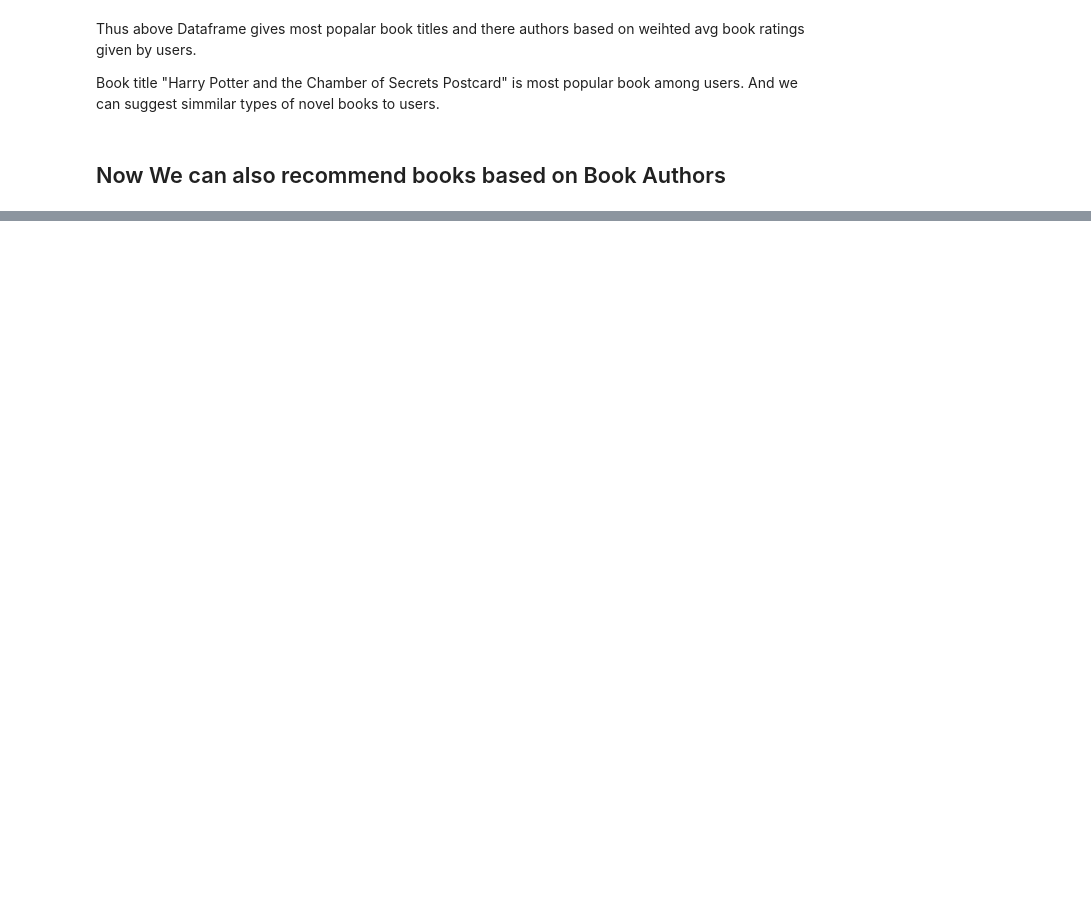
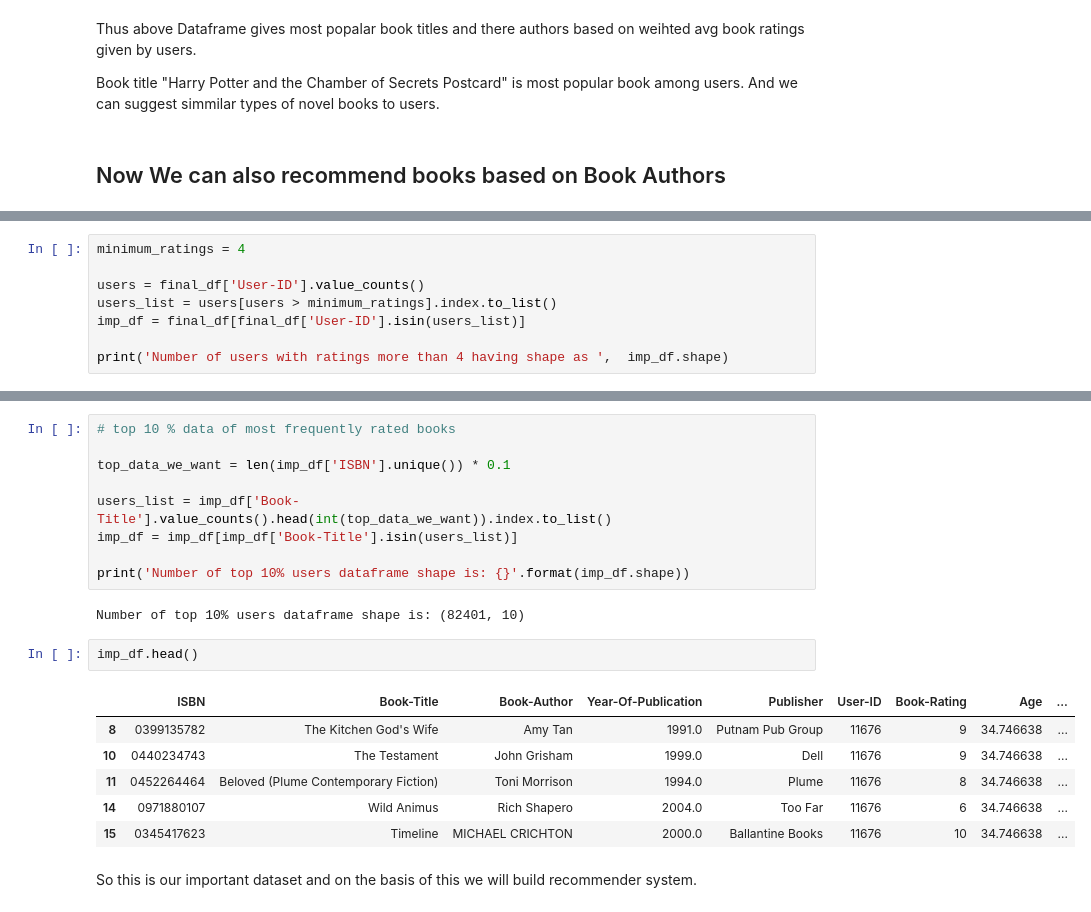
Before and after one commit to Suraj-7077/Unsupervised-ML-Book-Recommendation-system-Model, a Jupyter notebook: Unsupervised_ML_Capstone_Project_IV_.ipynb, the cells around one changed output, grey strips where cells are left out. Drawn from its saved outputs; the diff is of its cells as text; blank space fills up the shorter version.

Commit message:
popularity based recommender system

```diff
--- a/Unsupervised_ML_Capstone_Project_IV_.ipynb
+++ b/Unsupervised_ML_Capstone_Project_IV_.ipynb
@@ -1161,0 +1219,8 @@ Book title "Harry Potter and the Chamber of Secrets Postcard" is most popular bo
+# %%
+minimum_ratings = 4
+
+users = final_df['User-ID'].value_counts()
+users_list = users[users > minimum_ratings].index.to_list()
+imp_df = final_df[final_df['User-ID'].isin(users_list)]
+
+print('Number of users with ratings more than 4 having shape as ',  imp_df.shape)
@@ -1161,0 +1238,22 @@ Book title "Harry Potter and the Chamber of Secrets Postcard" is most popular bo
+# %%
+# top 10 % data of most frequently rated books
+
+top_data_we_want = len(imp_df['ISBN'].unique()) * 0.1
+
+users_list = imp_df['Book-Title'].value_counts().head(int(top_data_we_want)).index.to_list()
+imp_df = imp_df[imp_df['Book-Title'].isin(users_list)]
+
+print('Number of top 10% users dataframe shape is: {}'.format(imp_df.shape))
+# %% [output]
+Number of top 10% users dataframe shape is: (82401, 10)
+# %%
+imp_df.head()
+# %% [output]
+|  | ISBN | Book-Title | Book-Author | Year-Of-Publication | Publisher | User-ID | Book-Rating | Age | ... |
+| 8 | 0399135782 | The Kitchen God's Wife | Amy Tan | 1991.0 | Putnam Pub Group | 11676 | 9 | 34.746638 | ... |
+| 10 | 0440234743 | The Testament | John Grisham | 1999.0 | Dell | 11676 | 9 | 34.746638 | ... |
+| 11 | 0452264464 | Beloved (Plume Contemporary Fiction) | Toni Morrison | 1994.0 | Plume | 11676 | 8 | 34.746638 | ... |
+| 14 | 0971880107 | Wild Animus | Rich Shapero | 2004.0 | Too Far | 11676 | 6 | 34.746638 | ... |
+| 15 | 0345417623 | Timeline | MICHAEL CRICHTON | 2000.0 | Ballantine Books | 11676 | 10 | 34.746638 | ... |
+# %% [markdown]
+So this is our important dataset and on the basis of this we will build recommender system.
```
Also changed, not shown: parts of 14 cells of this notebook.
